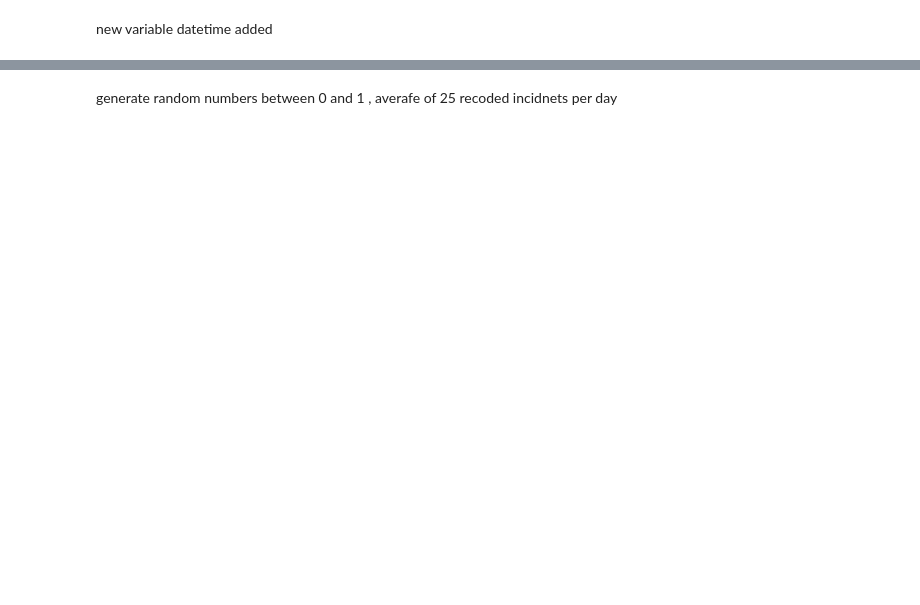
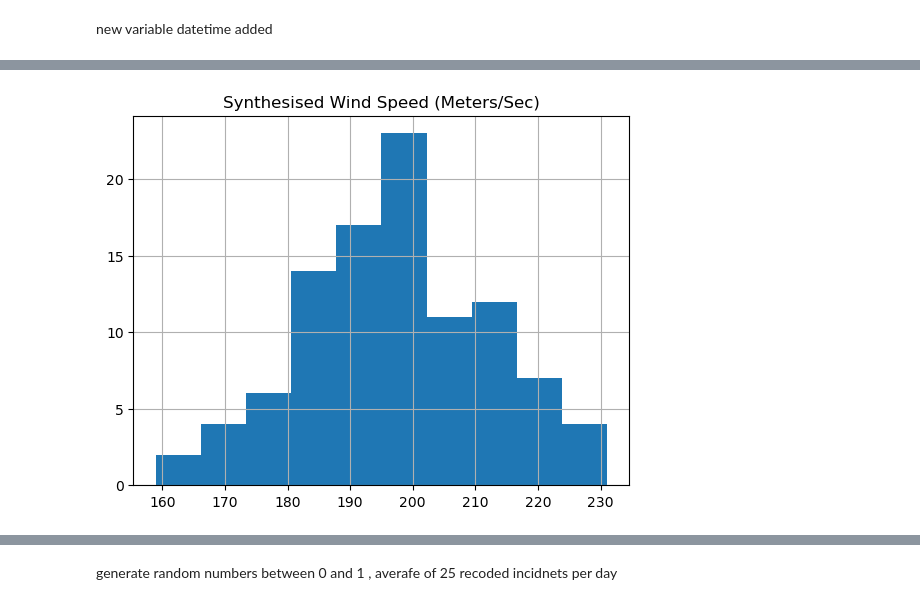
Before and after one commit to dectan/Programming-for-Data-Analysis-Project-1, a Jupyter notebook: Project 1.ipynb, the cells around one changed output, grey strips where cells are left out. Cells and saved outputs as stored; diff of their text form; code cells hidden in the pictures; blank space fills up the shorter version.

```diff
--- a/Project 1.ipynb
+++ b/Project 1.ipynb
@@ -34,0 +138,3 @@ df['datetime']
+# %%
+idx = pd.date_range(start = "2015-11-08 14:54:33", periods=100, freq="MIN")
+idx
@@ -34,0 +159,4 @@ df['datetime']
+# %%
+rng = np.random.default_rng()
+ts = pd.DataFrame(data=rng.poisson(200,len(idx)),index =idx, columns=['Synthesised Wind Speed (Meters/Sec)'])
+ts
@@ -34,0 +177,5 @@ df['datetime']
+# %%
+ts.hist()
+plt.show()
+# %% [output]
+[figure, added]
```
Also changed, not shown: parts of 29 cells of this notebook.
